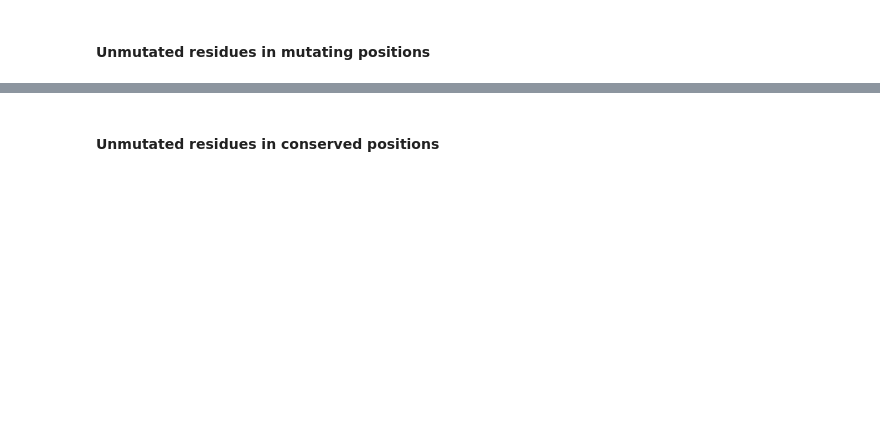
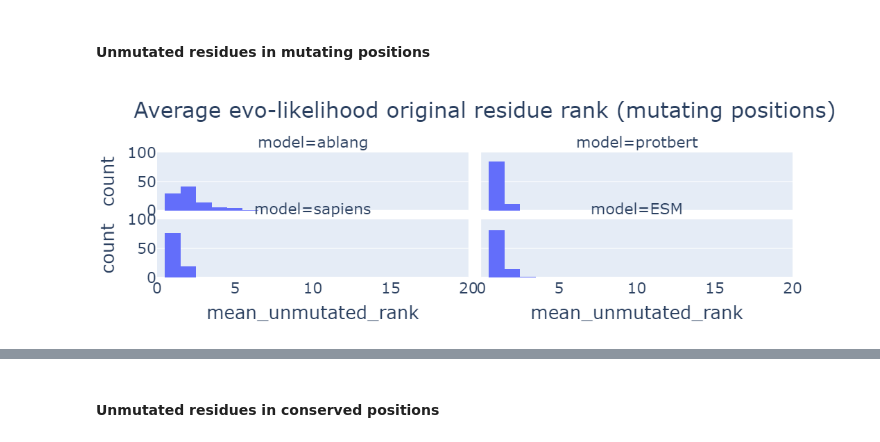
Before and after one commit to anamaysamant/PLM_anamay, a Jupyter notebook: scripts/Evolikelihood_clonal_evolution.ipynb, the cells around one changed output, grey strips where cells are left out. Cells and saved outputs as stored; diff of their text form; code cells hidden in the pictures; blank space fills up the shorter version.

```diff
--- a/scripts/Evolikelihood_clonal_evolution.ipynb
+++ b/scripts/Evolikelihood_clonal_evolution.ipynb
@@ -152,18 +170,20 @@ fig.show()
 # %%
 output_table_subset = output_table#.loc[(output_table["n_subs"] == 1),:]
 
 fig = px.histogram(
     data_frame = output_table_subset,
     x = "mean_unmutated_rank",
     facet_col = "model",
     facet_col_wrap=2,
     orientation = "v",
-    title=f'Average evo-likelihood unmutated probs in clonal evolution',
+    title=f'Average evo-likelihood original residue rank (mutating positions)',
 )
 
 fig.update_traces(xbins_size=1)
-fig.update_layout(height = 600, font_size = 18)
+fig.update_layout(height = 600, font_size = 22)
 fig.update_xaxes(range=[0, 20])
-fig.update_yaxes(range=[0, 400])
+fig.update_yaxes(range=[0, 100])
 
 fig.show()
+# %% [output]
+[figure, added]
```
Also changed, not shown: parts of 7 cells of this notebook, 4 other files.
